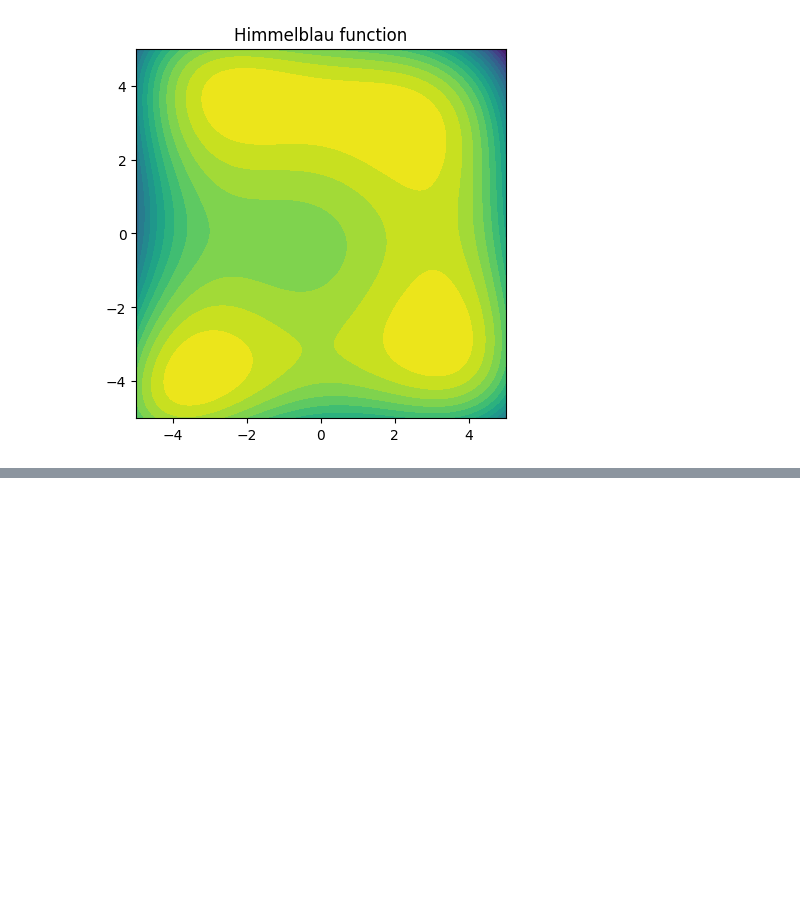
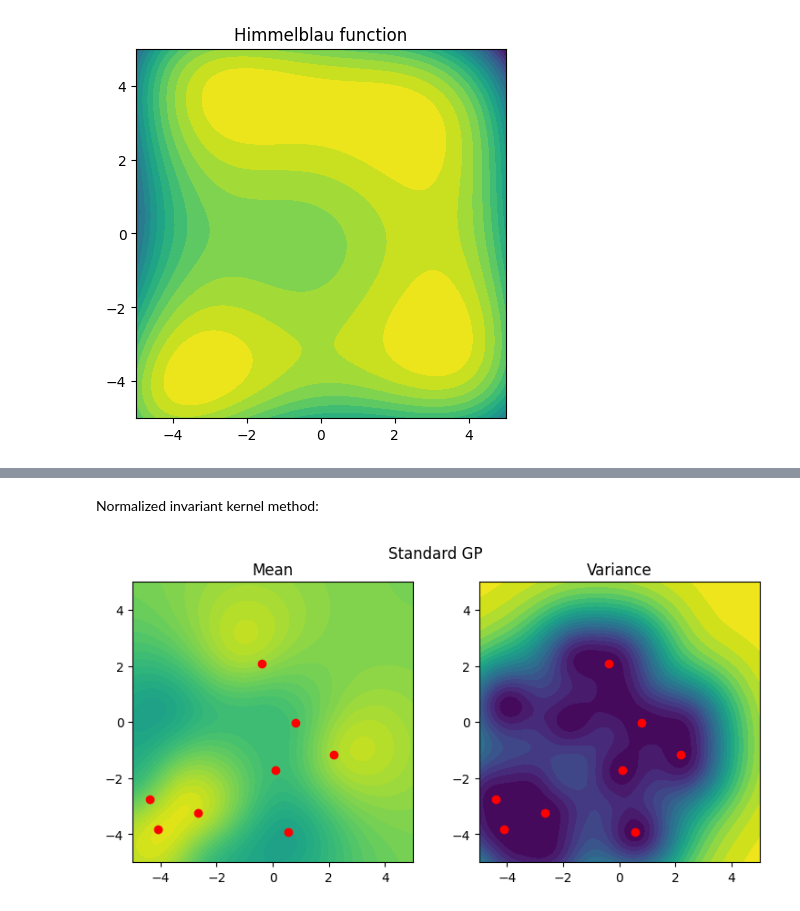
Before and after one commit to theo-brown/invariantkernels, a Jupyter notebook: demo.ipynb, the cells around one changed output, grey strips where cells are left out. Saved outputs shown, nothing was run; the diff lists cells and outputs as text; code cells hidden in the pictures; blank space fills up the shorter version.

```diff
--- a/demo.ipynb
+++ b/demo.ipynb
@@ -156,0 +159,45 @@ plt.show()
+# %% [markdown]
+Normalized invariant kernel method:
+# %%
+from invariantkernels import (
+    permutation_group,
+    GroupInvariantKernel,
+)
+
+normalized_invariant_gp = SingleTaskGP(
+    x_train,
+    torch.unsqueeze(y_train, -1),
+    covar_module=GroupInvariantKernel(
+        base_kernel=kernel,
+        transformations=permutation_group,
+        isotropic=True,
+        normalised=True,
+    ),
+)
+
+with torch.no_grad():
+    posterior = normalized_invariant_gp.posterior(xy)
+
+plt.figure(figsize=(9, 4))
+plt.subplot(121)
+plt.contourf(
+    x,
+    y,
+    posterior.mean.view(64, 64).T,
+    levels=20,
+    vmin=-500,
+    vmax=0,
+)
+
+plt.scatter(x_train[:, 0], x_train[:, 1], color="r")
+plt.title("Mean")
+plt.gca().set_aspect("equal")
+plt.subplot(122)
+plt.contourf(x, y, posterior.variance.view(64, 64).T, levels=20)
+plt.scatter(x_train[:, 0], x_train[:, 1], color="r")
+plt.title("Variance")
+plt.suptitle("Standard GP")
+plt.gca().set_aspect("equal")
+plt.show()
+# %% [output]
+[figure, added]
```
Also changed, not shown: parts of 9 cells of this notebook, 1 other file.
